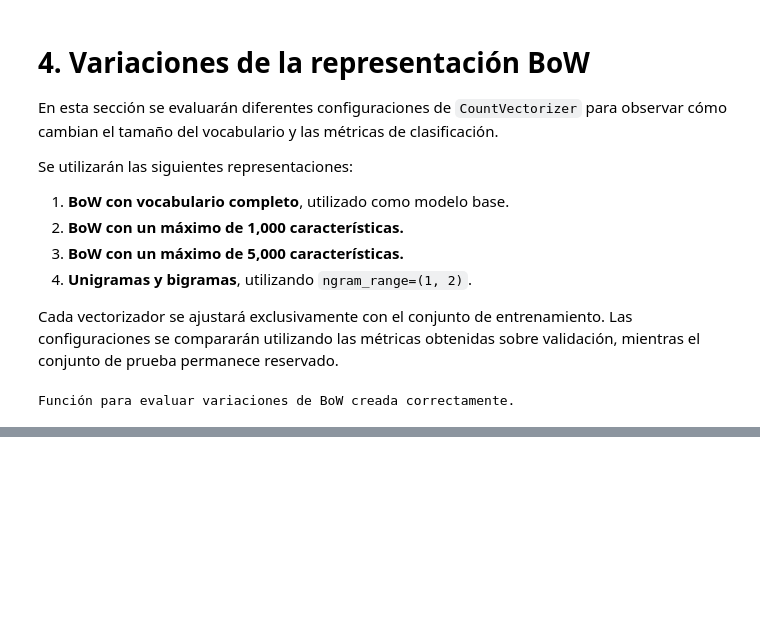
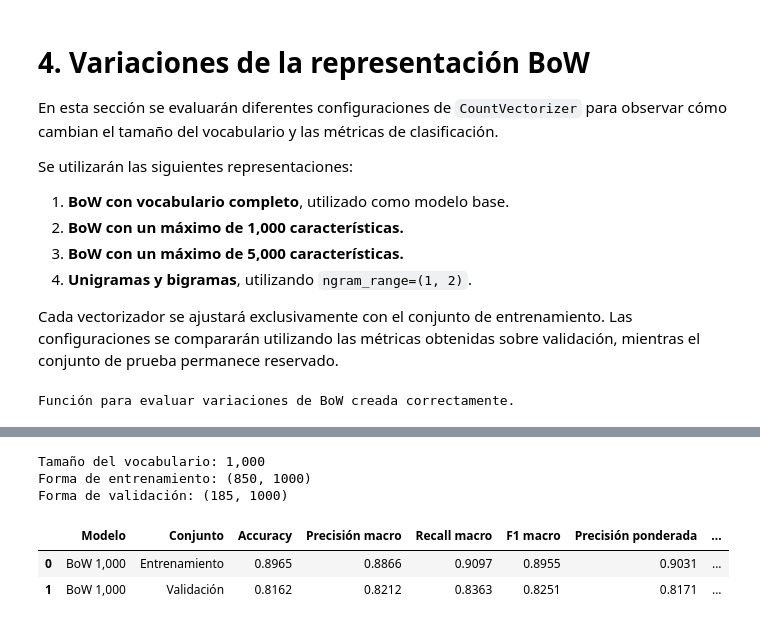
Before and after one commit to Jtanchezz/NLP, a Jupyter notebook: Lab3/lab3.ipynb, the cells around one changed output, grey strips where cells are left out. Drawn from its saved outputs; the diff is of its cells as text; code cells hidden in the pictures; blank space fills up the shorter version.

```diff
--- a/Lab3/lab3.ipynb
+++ b/Lab3/lab3.ipynb
@@ -1022,0 +1029,37 @@ Función para evaluar variaciones de BoW creada correctamente.
+# %%
+variacion_bow_1000 = entrenar_variacion_bow(
+    nombre="BoW 1,000",
+    max_features=1000
+)
+
+print(
+    "Tamaño del vocabulario:",
+    f"{variacion_bow_1000['tamano_vocabulario']:,}"
+)
+
+print(
+    "Forma de entrenamiento:",
+    variacion_bow_1000[
+        "matriz_entrenamiento"
+    ].shape
+)
+
+print(
+    "Forma de validación:",
+    variacion_bow_1000[
+        "matriz_validacion"
+    ].shape
+)
+
+display(
+    variacion_bow_1000[
+        "resultados"
+    ].round(4)
+)
+# %% [output]
+Tamaño del vocabulario: 1,000
+Forma de entrenamiento: (850, 1000)
+Forma de validación: (185, 1000)
+|  | Modelo | Conjunto | Accuracy | Precisión macro | Recall macro | F1 macro | Precisión ponderada | ... |
+| 0 | BoW 1,000 | Entrenamiento | 0.8965 | 0.8866 | 0.9097 | 0.8955 | 0.9031 | ... |
+| 1 | BoW 1,000 | Validación | 0.8162 | 0.8212 | 0.8363 | 0.8251 | 0.8171 | ... |
```
Also changed, not shown: parts of 2 cells of this notebook.
